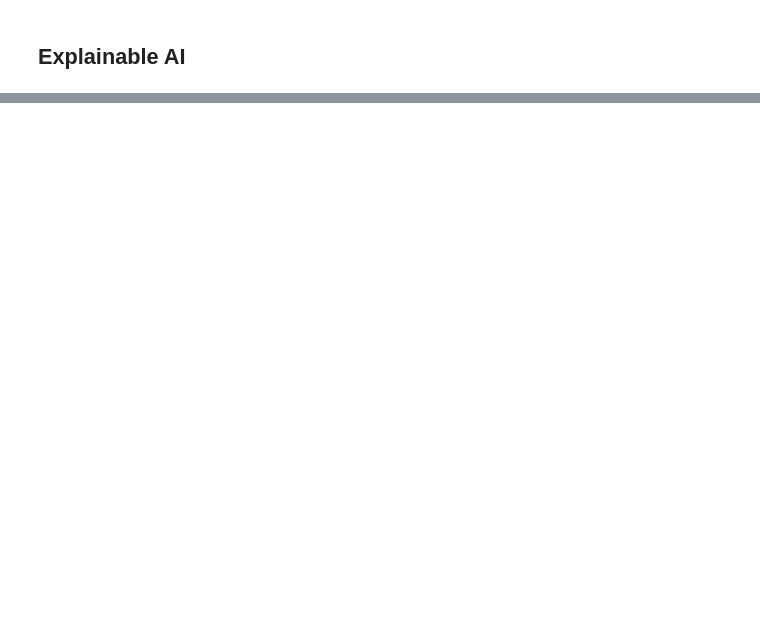
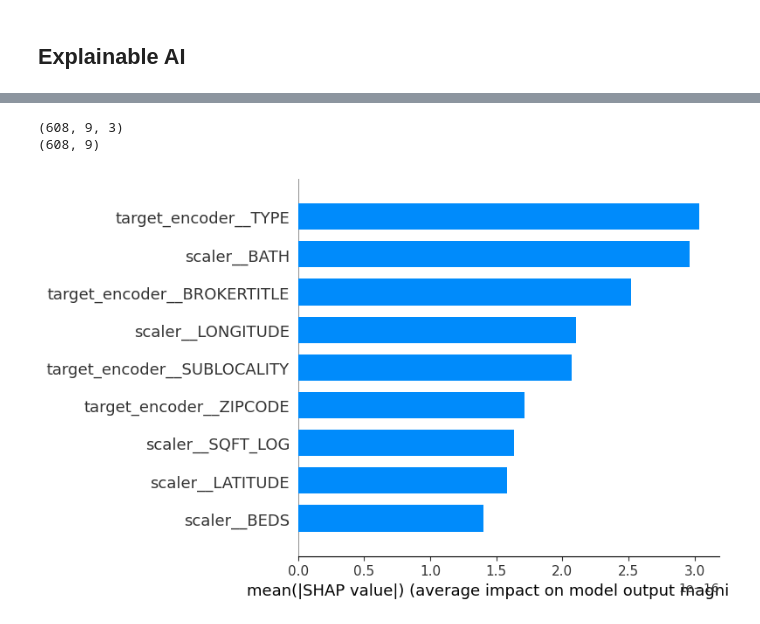
Before and after one commit to FlorekPawel/ML_Project_1, a Jupyter notebook: notebooks/final_ml_ny_houses.ipynb, the cells around one changed output, grey strips where cells are left out. Cells and saved outputs as stored; diff of their text form; code cells hidden in the pictures; blank space fills up the shorter version.

```diff
--- a/notebooks/final_ml_ny_houses.ipynb
+++ b/notebooks/final_ml_ny_houses.ipynb
@@ -392,0 +400,6 @@ shap_values = explainer.shap_values(X_test_df)
+# %%
+print(shap_values.shape)
+print(X_test.shape)
+# %% [output]
+(608, 9, 3)
+(608, 9)
@@ -393 +408,5 @@ shap_values = explainer.shap_values(X_test_df)
+# %%
+shap.summary_plot(shap_values_sum, X_test, plot_type='bar')
+# %% [output]
+[figure, added]
 # %%
```
Also changed, not shown: parts of 19 cells of this notebook.
